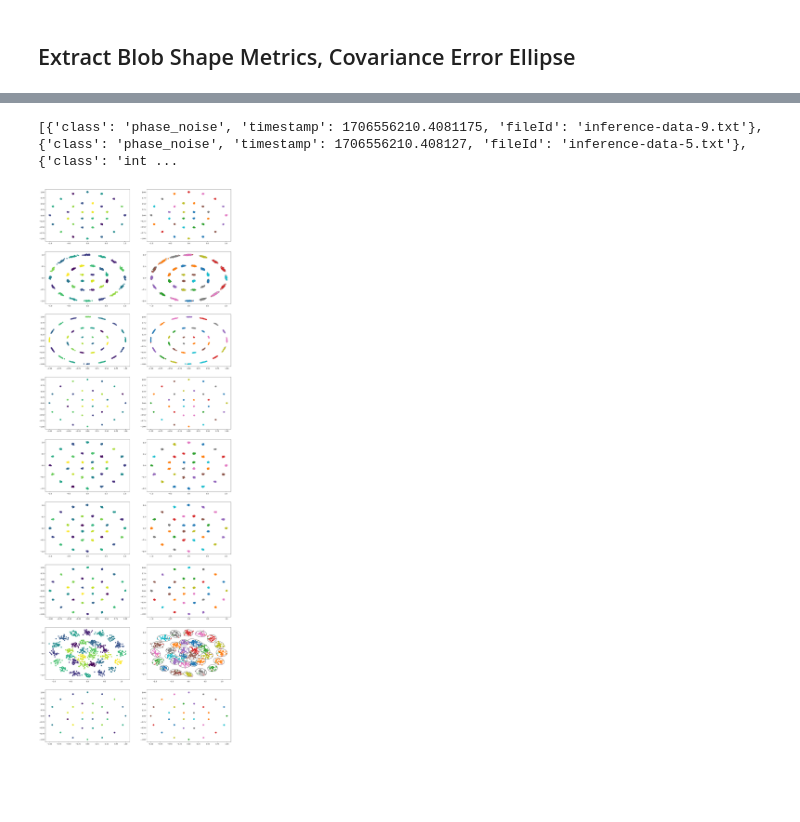
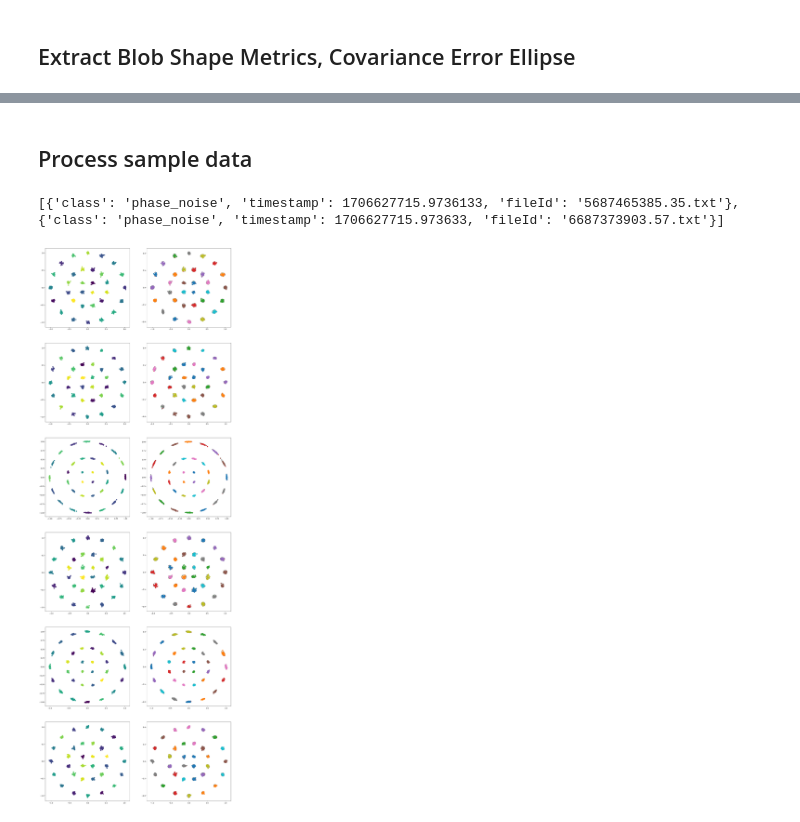
Before and after one commit to aws-samples/digital-rf-signal-impairment-detection, a Jupyter notebook: notebooks/IQ-data-process-inference.ipynb, the cells around one changed output, grey strips where cells are left out. Drawn from its saved outputs; the diff is of its cells as text; code cells hidden in the pictures; blank space fills up the shorter version.

```diff
--- a/notebooks/IQ-data-process-inference.ipynb
+++ b/notebooks/IQ-data-process-inference.ipynb
@@ -181,18 +110,20 @@ def process(timestamps, data_type, flag=False):
             'rotation': (major_rotation /CLUSTERS),
             'blobs': CLUSTERS})
     return result_buffer
+# %% [markdown]
+## Process sample data
 # %%
 data_type = ''
 timestamps = []
 
 # -------------- Parse -------------- #
 
-fn = os.listdir('./inference-test')
+fn = os.listdir('./inference')
 for f in fn:
     if (data_type == 'compression'):
         timestamps.append(np.load('./data/%s/%s' % ( file_path,f), allow_pickle=True))
     else:
-        timestamps.append(np.fromfile(open('./inference-test/%s' % f), dtype=np.complex64))
+        timestamps.append(np.fromfile(open('./inference/%s' % f), dtype=np.complex64))
 fig, axs = plt.subplots(nrows=len(timestamps), ncols=2, figsize=(20, 60))
 
 # -------------- Pre-process -------------- #
@@ -204,39 +135,39 @@ res_df['filename'] = fn
 
 # -------------- Classify -------------- #
 
-predictor = TabularPredictor.load("./AutogluonModels/ag-20240129_192218/")
+predictor = TabularPredictor.load("./AutogluonModels/ag-20240130_150521/")
 predictions = []
 for index, row in res_df.iterrows():
     new_data = pd.DataFrame({
     'density_avg': row.density_avg,
     'density_std': row.density_std,
     'ratio_avg': row.ratio_avg,
     'ratio_std': row.ratio_std,
     'rotation': row.rotation,
     'blobs_4': [0],
     'blobs_8': [0],
     'blobs_16': [0],
     'blobs_32': [1]
     })
 
     predictions.append({"class": predictor.predict(new_data), "fileId": row.filename})
 predictions
 
 # -------------- Export Results -------------- #
 
 write_buffer = []
 for j in predictions:
     if (j['class'][0] != "normal"):
         mydata = {"class": j['class'][0], "timestamp": time.time(), "fileId": j['fileId']}
         write_buffer.append(mydata)
 
 if (len(write_buffer) > 0):
     sttime = datetime.datetime.fromtimestamp(time.time()).strftime('%Y%m%d%H%M%S.json')
     print(write_buffer)
     # Write output to S3
     # s3.put_object(Body=json.dumps(write_buffer), Bucket=bucket, Key='noise_detection/'+sttime)
 
 plt.show()
 # %% [output]
-[{'class': 'phase_noise', 'timestamp': 1706556210.4081175, 'fileId': 'inference-data-9.txt'}, {'class': 'phase_noise', 'timestamp': 1706556210.408127, 'fileId': 'inference-data-5.txt'}, {'class': 'int ...
+[{'class': 'phase_noise', 'timestamp': 1706627715.9736133, 'fileId': '5687465385.35.txt'}, {'class': 'phase_noise', 'timestamp': 1706627715.973633, 'fileId': '6687373903.57.txt'}]
-[figure, old version]
+[figure, new version]
```
Also changed, not shown: parts of 4 cells of this notebook, 10 other files.
